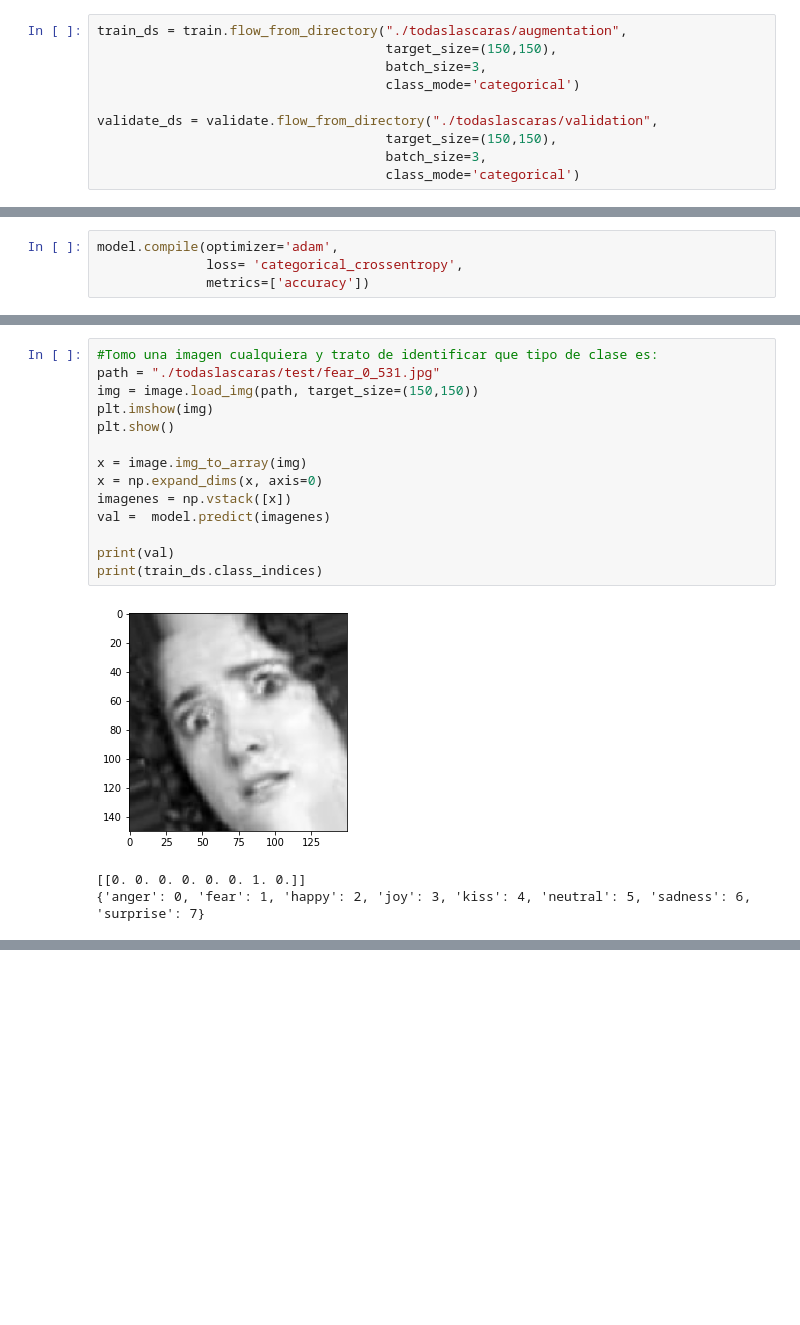
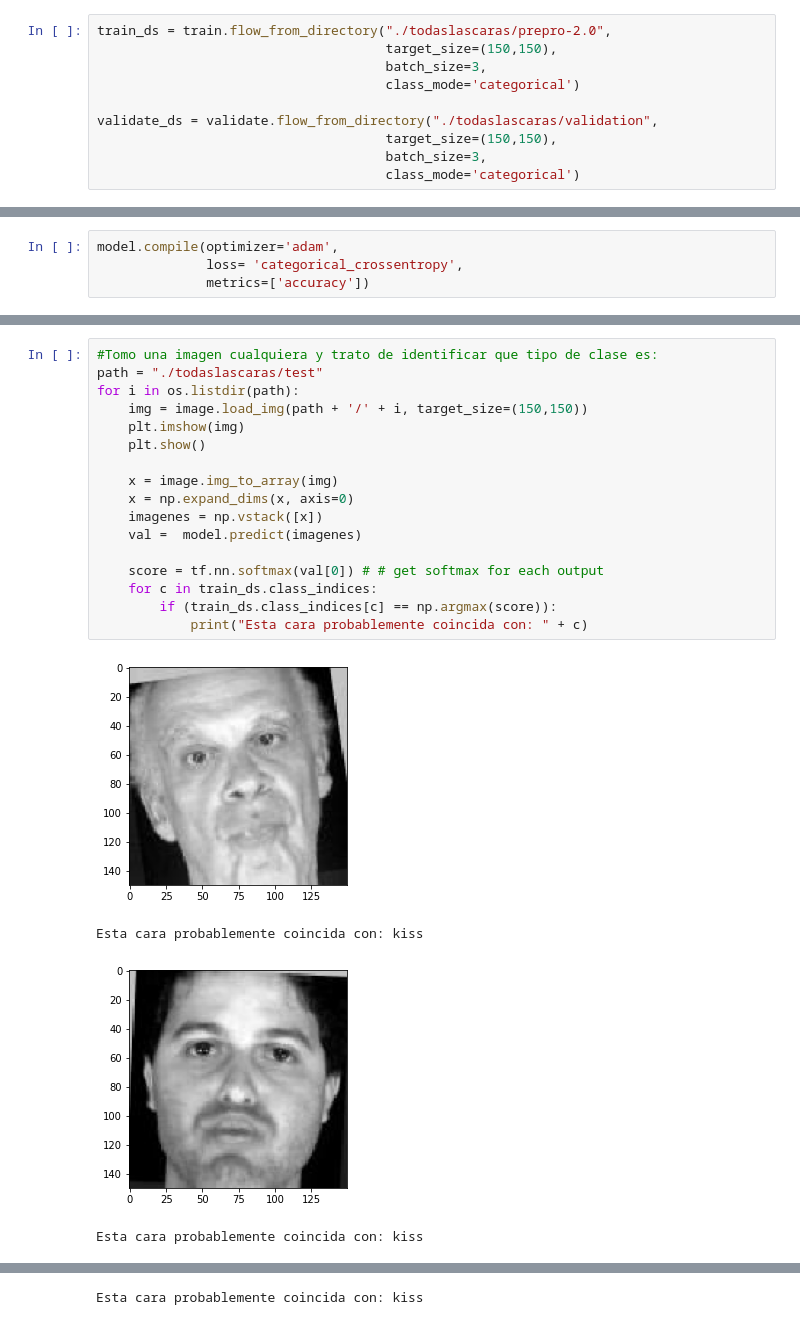
Before and after one commit to Garci4/Faces, a Jupyter notebook: cnn_v2.1.ipynb, the cells around one changed output, grey strips where cells are left out. Saved outputs shown, nothing was run; the diff lists cells and outputs as text; blank space fills up the shorter version.

Commit message:
prepro 2.0, cnn con 85

```diff
--- a/cnn_v2.1.ipynb
+++ b/cnn_v2.1.ipynb
@@ -28,7 +28,7 @@ print (train)
 # %% [output]
 <keras.preprocessing.image.ImageDataGenerator object at 0x...>
 # %%
-train_ds = train.flow_from_directory("./todaslascaras/augmentation",
+train_ds = train.flow_from_directory("./todaslascaras/prepro-2.0",
                                      target_size=(150,150),
                                      batch_size=3,
                                      class_mode='categorical')
@@ -103,18 +109,22 @@ Epoch 10/10
 # %%
 #Tomo una imagen cualquiera y trato de identificar que tipo de clase es:
-path = "./todaslascaras/test/fear_0_531.jpg"
-img = image.load_img(path, target_size=(150,150))
-plt.imshow(img)
-plt.show()
+path = "./todaslascaras/test"
+for i in os.listdir(path):
+    img = image.load_img(path + '/' + i, target_size=(150,150))
+    plt.imshow(img)
+    plt.show()
 
-x = image.img_to_array(img)
-x = np.expand_dims(x, axis=0)
-imagenes = np.vstack([x])
-val =  model.predict(imagenes)
+    x = image.img_to_array(img)
+    x = np.expand_dims(x, axis=0)
+    imagenes = np.vstack([x])
+    val =  model.predict(imagenes)
 
-print(val)
-print(train_ds.class_indices)
+    score = tf.nn.softmax(val[0]) # # get softmax for each output
+    for c in train_ds.class_indices:
+        if (train_ds.class_indices[c] == np.argmax(score)):
+            print("Esta cara probablemente coincida con: " + c)
 # %% [output]
-[figure, old version]
+[figure, new version]
-[[0. 0. 0. 0. 0. 0. 1. 0.]]
-{'anger': 0, 'fear': 1, 'happy': 2, 'joy': 3, 'kiss': 4, 'neutral': 5, 'sadness': 6, 'surprise': 7}
+Esta cara probablemente coincida con: kiss
+[figure, added]
+Esta cara probablemente coincida con: kiss
@@ -120,0 +132 @@ print(train_ds.class_indices)
+Esta cara probablemente coincida con: kiss
```
Also changed, not shown: parts of 5 cells of this notebook, 1 other file.
